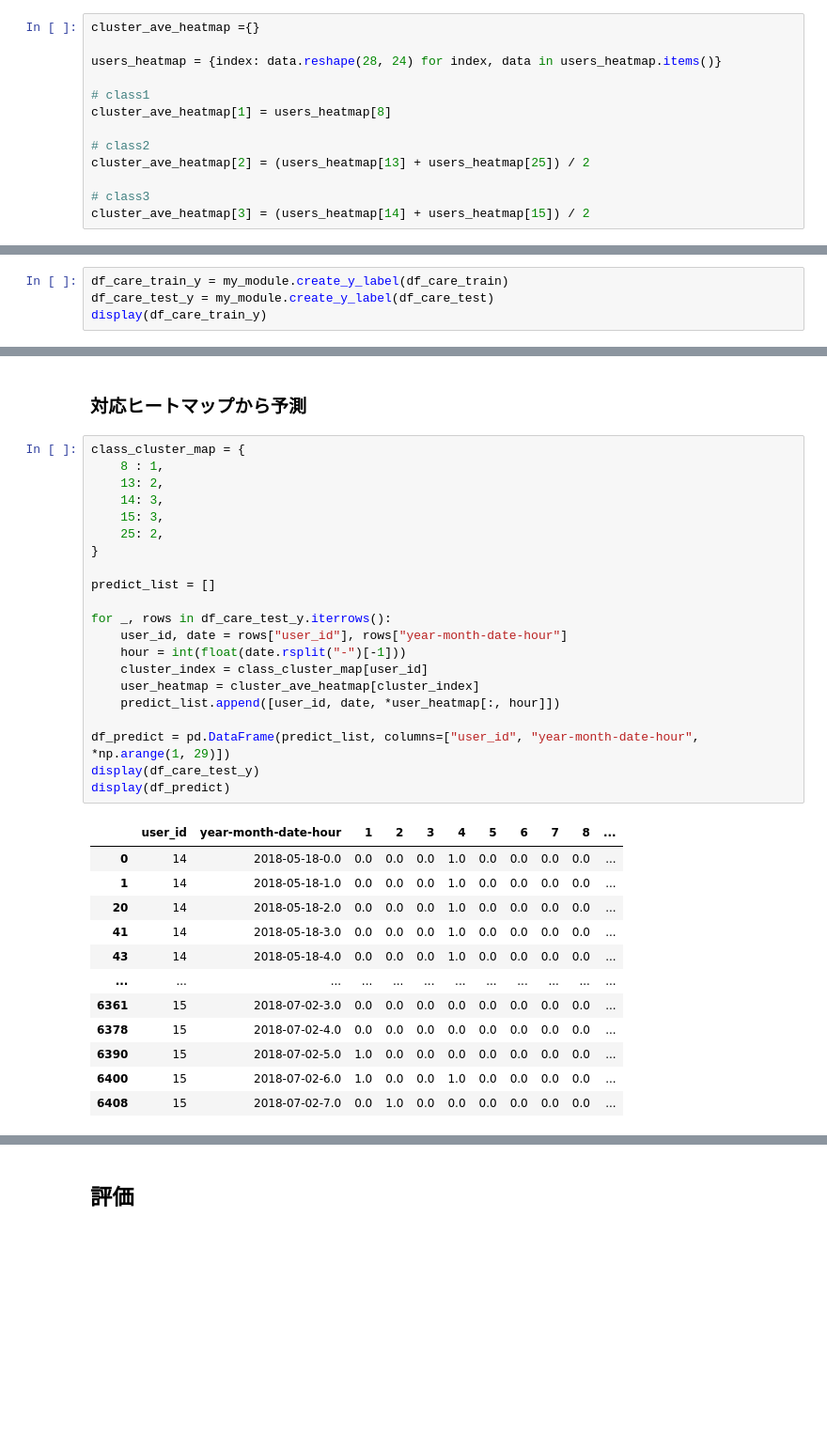
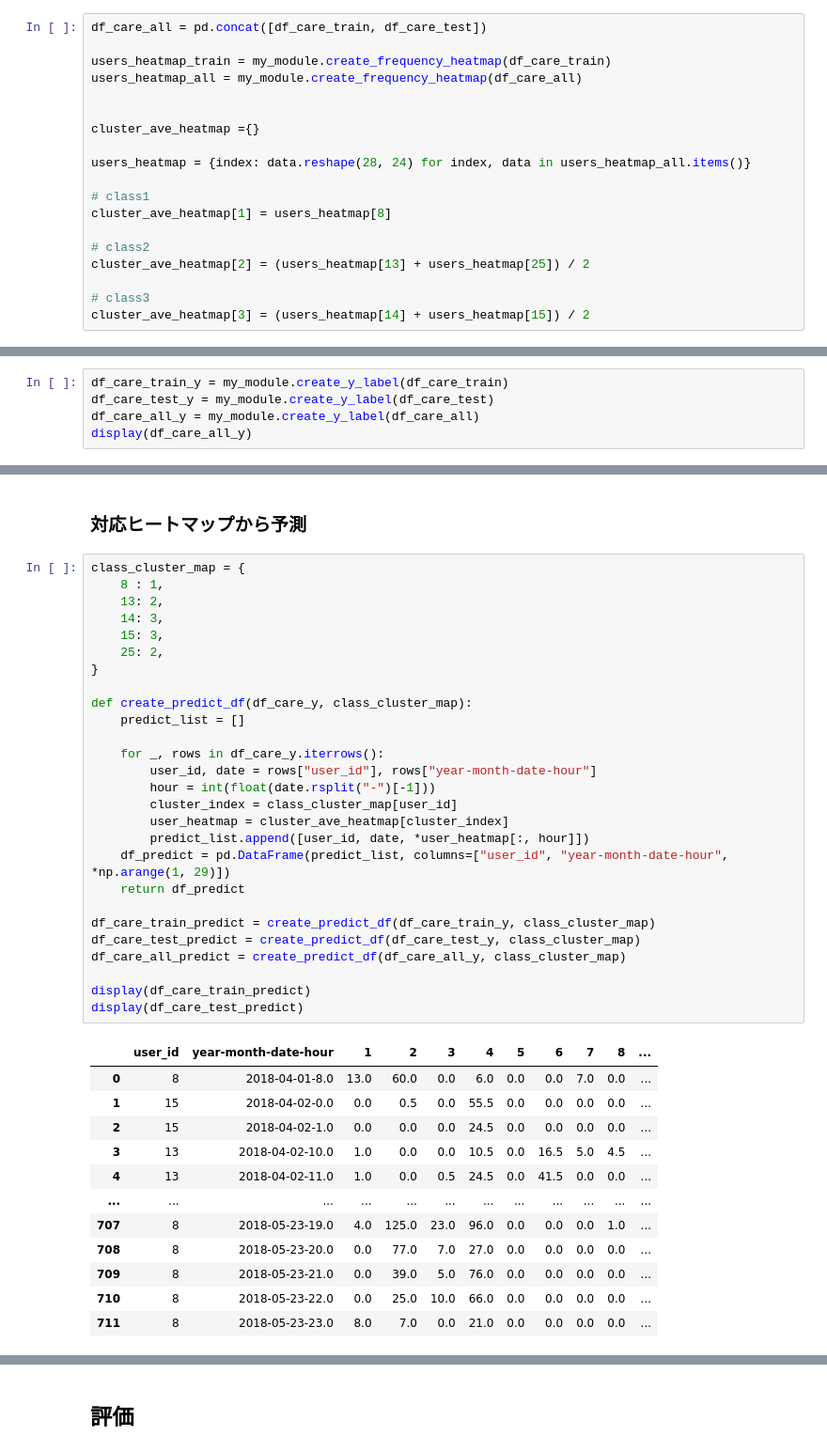
Before and after one commit to namekosiru/nurseCompetition, a Jupyter notebook: notebooks/pipline.ipynb, the cells around one changed output, grey strips where cells are left out. Shown: that part at 94% size. Cells and saved outputs as stored; diff of their text form; blank space fills up the shorter version.

```diff
--- a/notebooks/pipline.ipynb
+++ b/notebooks/pipline.ipynb
@@ -107,9 +106,15 @@ time scale: [0 2 1 1 2]
     - クラス2: 13, 25
     - クラス3: 14, 15
 # %%
+df_care_all = pd.concat([df_care_train, df_care_test])
+
+users_heatmap_train = my_module.create_frequency_heatmap(df_care_train)
+users_heatmap_all = my_module.create_frequency_heatmap(df_care_all)
+
+
 cluster_ave_heatmap ={}
 
-users_heatmap = {index: data.reshape(28, 24) for index, data in users_heatmap.items()}
+users_heatmap = {index: data.reshape(28, 24) for index, data in users_heatmap_all.items()}
 
 # class1
 cluster_ave_heatmap[1] = users_heatmap[8]
@@ -135,7 +140,8 @@ users_filters = my_module.create_users_filters()
 # %%
 df_care_train_y = my_module.create_y_label(df_care_train)
 df_care_test_y = my_module.create_y_label(df_care_test)
-display(df_care_train_y)
+df_care_all_y = my_module.create_y_label(df_care_all)
+display(df_care_all_y)
 # %% [output]
 |  | user_id | year-month-date-hour | 1 | 2 | 3 | 4 | 5 | 6 | 7 | 8 | ... |
 | 0 | 8 | 2018-04-01-8.0 | 0.0 | 1.0 | 0.0 | 1.0 | 0.0 | 0.0 | 1.0 | 0.0 | ... |
@@ -155,34 +161,40 @@ display(df_care_train_y)
 # %%
 class_cluster_map = {
     8 : 1,
     13: 2,
     14: 3,
     15: 3,
     25: 2,
 }
 
-predict_list = []
+def create_predict_df(df_care_y, class_cluster_map):
+    predict_list = []
 
-for _, rows in df_care_test_y.iterrows():
-    user_id, date = rows["user_id"], rows["year-month-date-hour"]
-    hour = int(float(date.rsplit("-")[-1]))
-    cluster_index = class_cluster_map[user_id]
-    user_heatmap = cluster_ave_heatmap[cluster_index]
-    predict_list.append([user_id, date, *user_heatmap[:, hour]])
+    for _, rows in df_care_y.iterrows():
+        user_id, date = rows["user_id"], rows["year-month-date-hour"]
+        hour = int(float(date.rsplit("-")[-1]))
+        cluster_index = class_cluster_map[user_id]
+        user_heatmap = cluster_ave_heatmap[cluster_index]
+        predict_list.append([user_id, date, *user_heatmap[:, hour]])
+    df_predict = pd.DataFrame(predict_list, columns=["user_id", "year-month-date-hour", *np.arange(1, 29)])
+    return df_predict
 
-df_predict = pd.DataFrame(predict_list, columns=["user_id", "year-month-date-hour", *np.arange(1, 29)])
-display(df_care_test_y)
-display(df_predict)
+df_care_train_predict = create_predict_df(df_care_train_y, class_cluster_map)
+df_care_test_predict = create_predict_df(df_care_test_y, class_cluster_map)
+df_care_all_predict = create_predict_df(df_care_all_y, class_cluster_map)
+
+display(df_care_train_predict)
+display(df_care_test_predict)
 # %% [output]
 |  | user_id | year-month-date-hour | 1 | 2 | 3 | 4 | 5 | 6 | 7 | 8 | ... |
-| 0 | 14 | 2018-05-18-0.0 | 0.0 | 0.0 | 0.0 | 1.0 | 0.0 | 0.0 | 0.0 | 0.0 | ... |
-| 1 | 14 | 2018-05-18-1.0 | 0.0 | 0.0 | 0.0 | 1.0 | 0.0 | 0.0 | 0.0 | 0.0 | ... |
-| 20 | 14 | 2018-05-18-2.0 | 0.0 | 0.0 | 0.0 | 1.0 | 0.0 | 0.0 | 0.0 | 0.0 | ... |
-| 41 | 14 | 2018-05-18-3.0 | 0.0 | 0.0 | 0.0 | 1.0 | 0.0 | 0.0 | 0.0 | 0.0 | ... |
-| 43 | 14 | 2018-05-18-4.0 | 0.0 | 0.0 | 0.0 | 1.0 | 0.0 | 0.0 | 0.0 | 0.0 | ... |
+| 0 | 8 | 2018-04-01-8.0 | 13.0 | 60.0 | 0.0 | 6.0 | 0.0 | 0.0 | 7.0 | 0.0 | ... |
+| 1 | 15 | 2018-04-02-0.0 | 0.0 | 0.5 | 0.0 | 55.5 | 0.0 | 0.0 | 0.0 | 0.0 | ... |
+| 2 | 15 | 2018-04-02-1.0 | 0.0 | 0.0 | 0.0 | 24.5 | 0.0 | 0.0 | 0.0 | 0.0 | ... |
+| 3 | 13 | 2018-04-02-10.0 | 1.0 | 0.0 | 0.0 | 10.5 | 0.0 | 16.5 | 5.0 | 4.5 | ... |
+| 4 | 13 | 2018-04-02-11.0 | 1.0 | 0.0 | 0.5 | 24.5 | 0.0 | 41.5 | 0.0 | 0.0 | ... |
 | ... | ... | ... | ... | ... | ... | ... | ... | ... | ... | ... | ... |
-| 6361 | 15 | 2018-07-02-3.0 | 0.0 | 0.0 | 0.0 | 0.0 | 0.0 | 0.0 | 0.0 | 0.0 | ... |
-| 6378 | 15 | 2018-07-02-4.0 | 0.0 | 0.0 | 0.0 | 0.0 | 0.0 | 0.0 | 0.0 | 0.0 | ... |
-| 6390 | 15 | 2018-07-02-5.0 | 1.0 | 0.0 | 0.0 | 0.0 | 0.0 | 0.0 | 0.0 | 0.0 | ... |
-| 6400 | 15 | 2018-07-02-6.0 | 1.0 | 0.0 | 0.0 | 1.0 | 0.0 | 0.0 | 0.0 | 0.0 | ... |
-| 6408 | 15 | 2018-07-02-7.0 | 0.0 | 1.0 | 0.0 | 0.0 | 0.0 | 0.0 | 0.0 | 0.0 | ... |
+| 707 | 8 | 2018-05-23-19.0 | 4.0 | 125.0 | 23.0 | 96.0 | 0.0 | 0.0 | 0.0 | 1.0 | ... |
+| 708 | 8 | 2018-05-23-20.0 | 0.0 | 77.0 | 7.0 | 27.0 | 0.0 | 0.0 | 0.0 | 0.0 | ... |
+| 709 | 8 | 2018-05-23-21.0 | 0.0 | 39.0 | 5.0 | 76.0 | 0.0 | 0.0 | 0.0 | 0.0 | ... |
+| 710 | 8 | 2018-05-23-22.0 | 0.0 | 25.0 | 10.0 | 66.0 | 0.0 | 0.0 | 0.0 | 0.0 | ... |
+| 711 | 8 | 2018-05-23-23.0 | 8.0 | 7.0 | 0.0 | 21.0 | 0.0 | 0.0 | 0.0 | 0.0 | ... |
```
Also changed, not shown: parts of 5 cells of this notebook, 1 other file.
